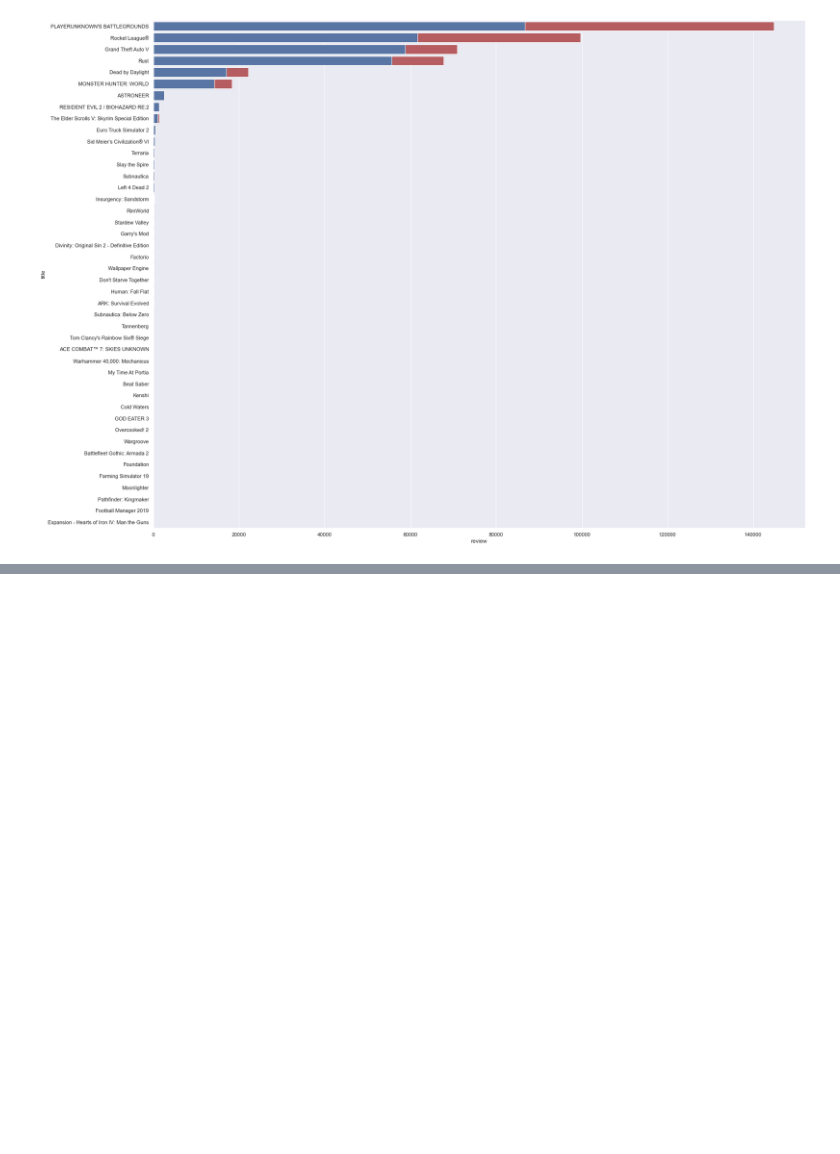
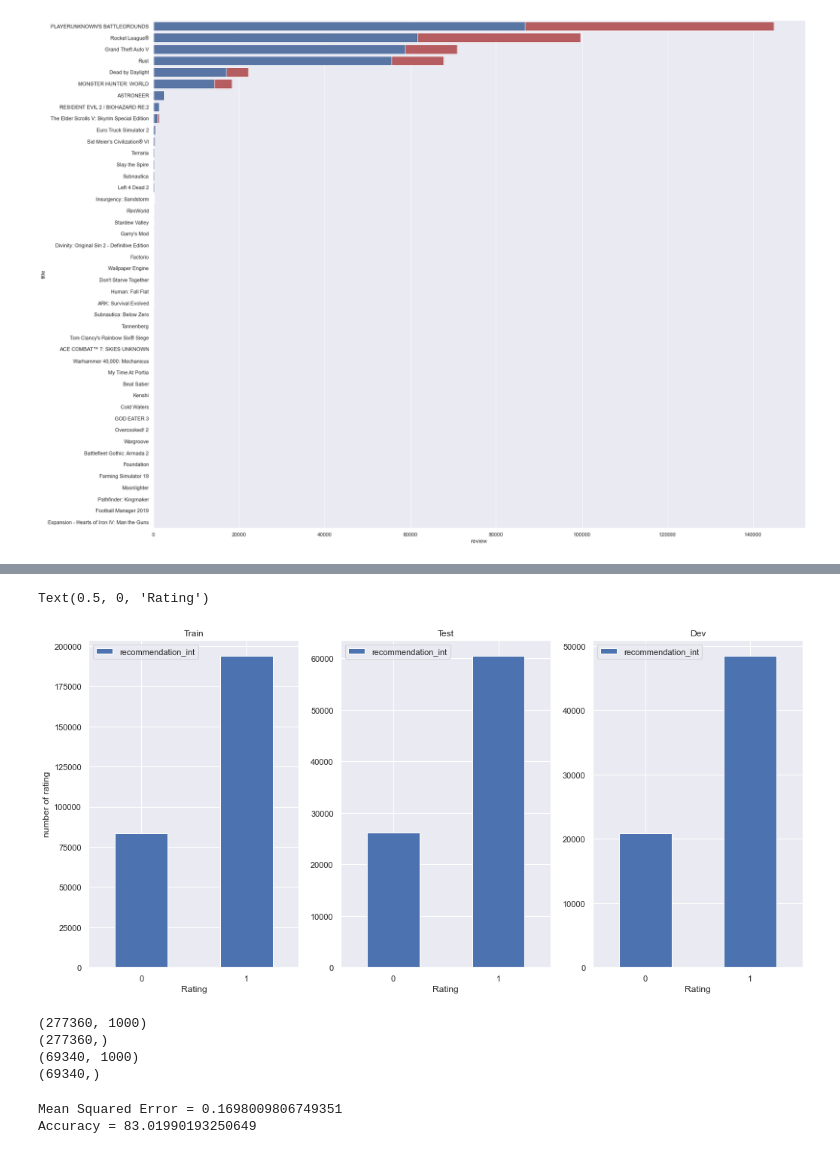
Before and after one commit to Yaswanth3277/csgodataclassifier, a Jupyter notebook: SteamReviewClassifier.ipynb, the cells around one changed output, grey strips where cells are left out. Saved outputs shown, nothing was run; the diff lists cells and outputs as text; code cells hidden in the pictures; blank space fills up the shorter version.

```diff
--- a/SteamReviewClassifier.ipynb
+++ b/SteamReviewClassifier.ipynb
@@ -164,0 +221,4 @@ sns.barplot(y=reviews_count_pos['title'], x=reviews_count_pos['review'], data=re
+# %%
+steam_review['review'] = steam_review['review'].replace(r"[^a-zA-Z\d\_\+\-\'\.\/\s]+", ' ', regex = True)
+
+steam_review['review'] = steam_review['review'].replace(["./ ", "' ", " '"], " ", regex = True)
@@ -164,0 +249,22 @@ sns.barplot(y=reviews_count_pos['title'], x=reviews_count_pos['review'], data=re
+# %%
+data_frame = steam_review
+# %%
+data_frame, test_data = train_test_split(data_frame, test_size=0.20)
+# %%
+train_data, dev_data = train_test_split(data_frame, test_size=0.20)
+# %%
+fig, axes = plt.subplots(ncols=3)
+
+plot1 = train_data.recommendation_int.value_counts().sort_index().plot(kind='bar', legend=True, rot=0, ax=axes[0])
+plot1.set_title("Train")
+plot1.set_xlabel("Rating")
+plot1.set_ylabel("number of rating")
+plot2 = test_data.recommendation_int.value_counts().sort_index().plot(kind='bar', legend=True, rot=0, ax=axes[1])
+plot2.set_title("Test")
+plot2.set_xlabel("Rating")
+plot3 = dev_data.recommendation_int.value_counts().sort_index().plot(kind='bar', legend=True, rot=0,figsize=(17, 8))
+plot3.set_title("Dev")
+plot3.set_xlabel("Rating")
+# %% [output]
+Text(0.5, 0, 'Rating')
+[figure, added]
@@ -164,0 +280,25 @@ sns.barplot(y=reviews_count_pos['title'], x=reviews_count_pos['review'], data=re
+# %%
+print(x_train.shape)
+print(y_train.shape)
+print(x_dev.shape)
+print(y_dev.shape)
+# %% [output]
+(277360, 1000)
+(277360,)
+(69340, 1000)
+(69340,)
+# %%
+mnb = MultinomialNB(alpha=1)
+mnb.fit(x_train, y_train)
+y_dev_pred_mnb = mnb.predict(x_dev)
+
+# Calculate the Mean Squared Error and Accuracy
+mse_mnb = mean_squared_error(y_dev, y_dev_pred_mnb)
+accuracy_mnb = accuracy_score(y_dev, y_dev_pred_mnb)*100
+
+# Print the Mean Squared Error and Accuracy
+print(f'Mean Squared Error = {mse_mnb}')
+print(f'Accuracy = {accuracy_mnb}')
+# %% [output]
+Mean Squared Error = 0.1698009806749351
+Accuracy = 83.01990193250649
```
Also changed, not shown: parts of 23 cells of this notebook, 1 other file.
